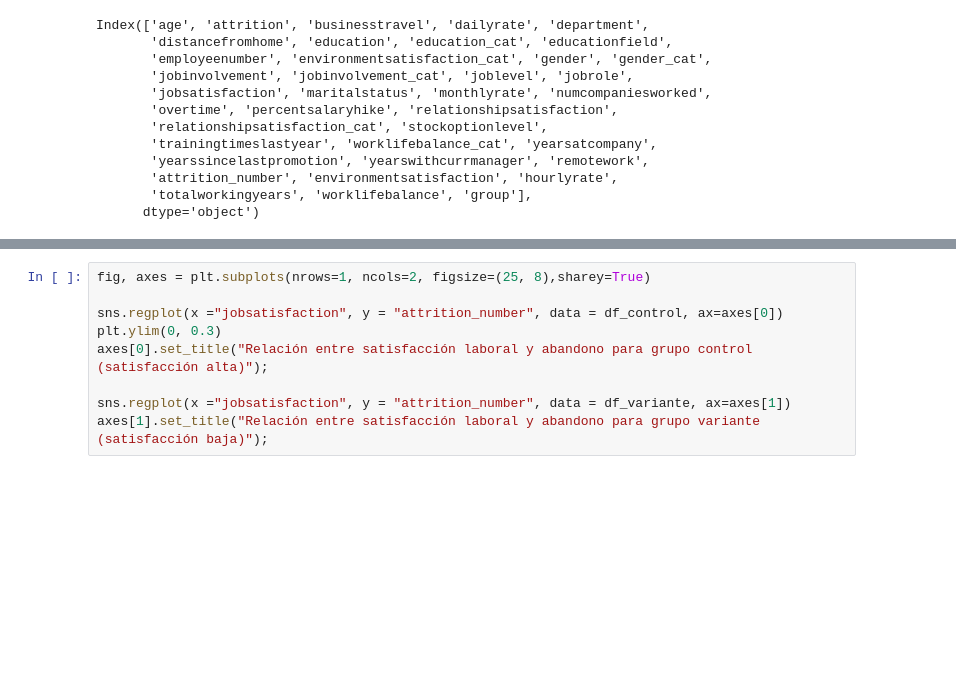
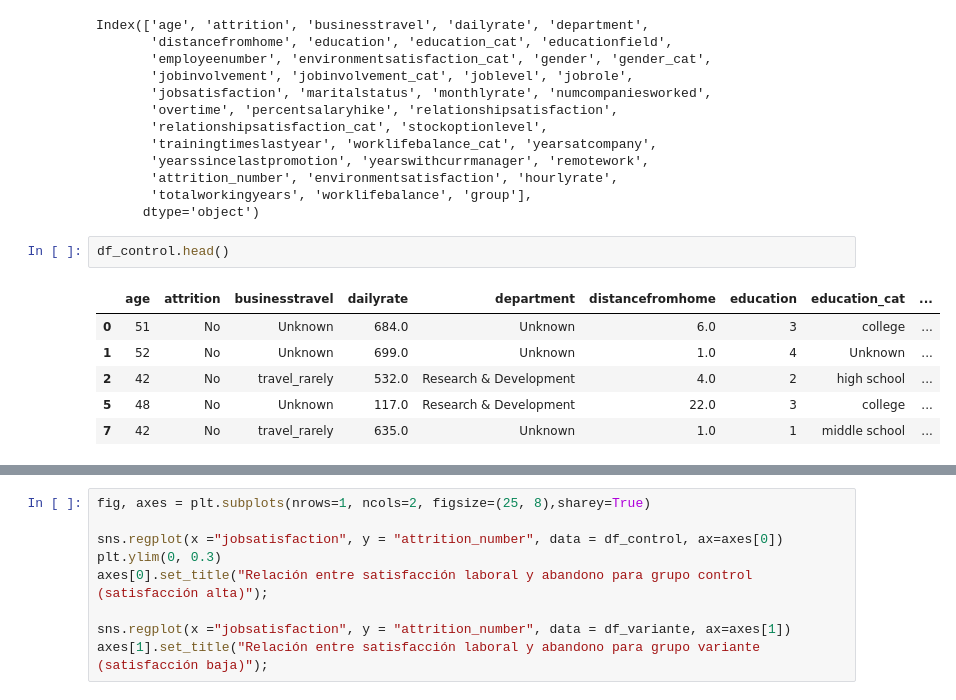
Before and after one commit to Adalab/proyecto-da-promo-Farzana-modulo3-team1, a Jupyter notebook: madre.ipynb, the cells around one changed output, grey strips where cells are left out. Drawn from its saved outputs; the diff is of its cells as text; blank space fills up the shorter version.

```diff
--- a/madre.ipynb
+++ b/madre.ipynb
@@ -1034,3 +1041,12 @@ Index(['age', 'attrition', 'businesstravel', 'dailyrate', 'department',
        'attrition_number', 'environmentsatisfaction', 'hourlyrate',
        'totalworkingyears', 'worklifebalance', 'group'],
       dtype='object')
+# %%
+df_control.head()
+# %% [output]
+|  | age | attrition | businesstravel | dailyrate | department | distancefromhome | education | education_cat | ... |
+| 0 | 51 | No | Unknown | 684.0 | Unknown | 6.0 | 3 | college | ... |
+| 1 | 52 | No | Unknown | 699.0 | Unknown | 1.0 | 4 | Unknown | ... |
+| 2 | 42 | No | travel_rarely | 532.0 | Research & Development | 4.0 | 2 | high school | ... |
+| 5 | 48 | No | Unknown | 117.0 | Research & Development | 22.0 | 3 | college | ... |
+| 7 | 42 | No | travel_rarely | 635.0 | Unknown | 1.0 | 1 | middle school | ... |
```
Also changed, not shown: parts of 12 cells of this notebook.
